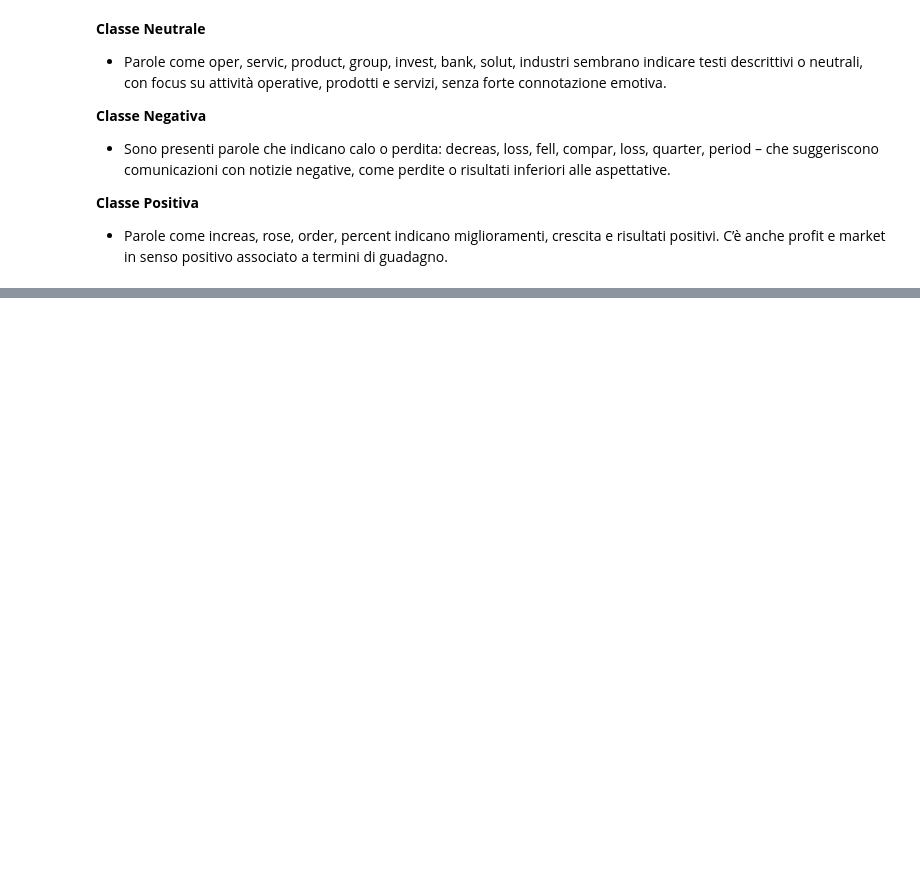
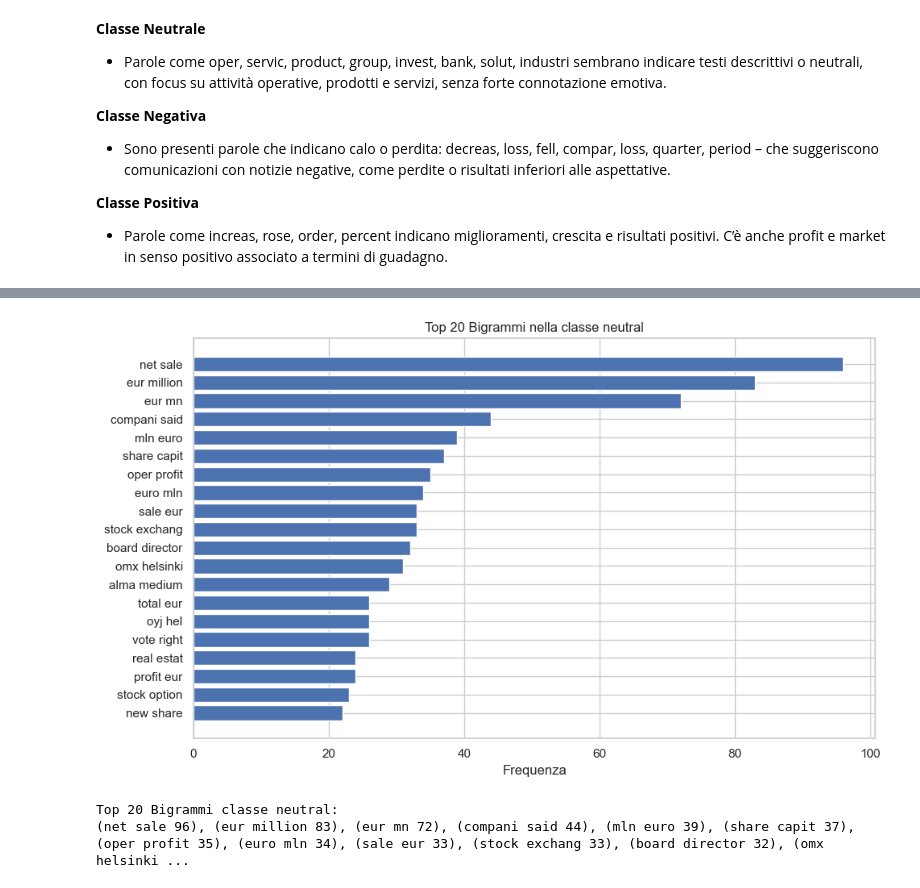
Before and after one commit to IreneGaita/FinSent, a Jupyter notebook: airflow/notebooks/03.eda_preprocessing.ipynb, the cells around one changed output, grey strips where cells are left out. Drawn from its saved outputs; the diff is of its cells as text; code cells hidden in the pictures; blank space fills up the shorter version.

```diff
--- a/airflow/notebooks/03.eda_preprocessing.ipynb
+++ b/airflow/notebooks/03.eda_preprocessing.ipynb
@@ -254,0 +312,6 @@ for label in df['label'].unique():
+# %%
+plot_bigram('neutral')
+# %% [output]
+[figure, added]
+Top 20 Bigrammi classe neutral:
+(net sale 96), (eur million 83), (eur mn 72), (compani said 44), (mln euro 39), (share capit 37), (oper profit 35), (euro mln 34), (sale eur 33), (stock exchang 33), (board director 32), (omx helsinki ...
```
Also changed, not shown: parts of 10 cells of this notebook, 3 other files.
